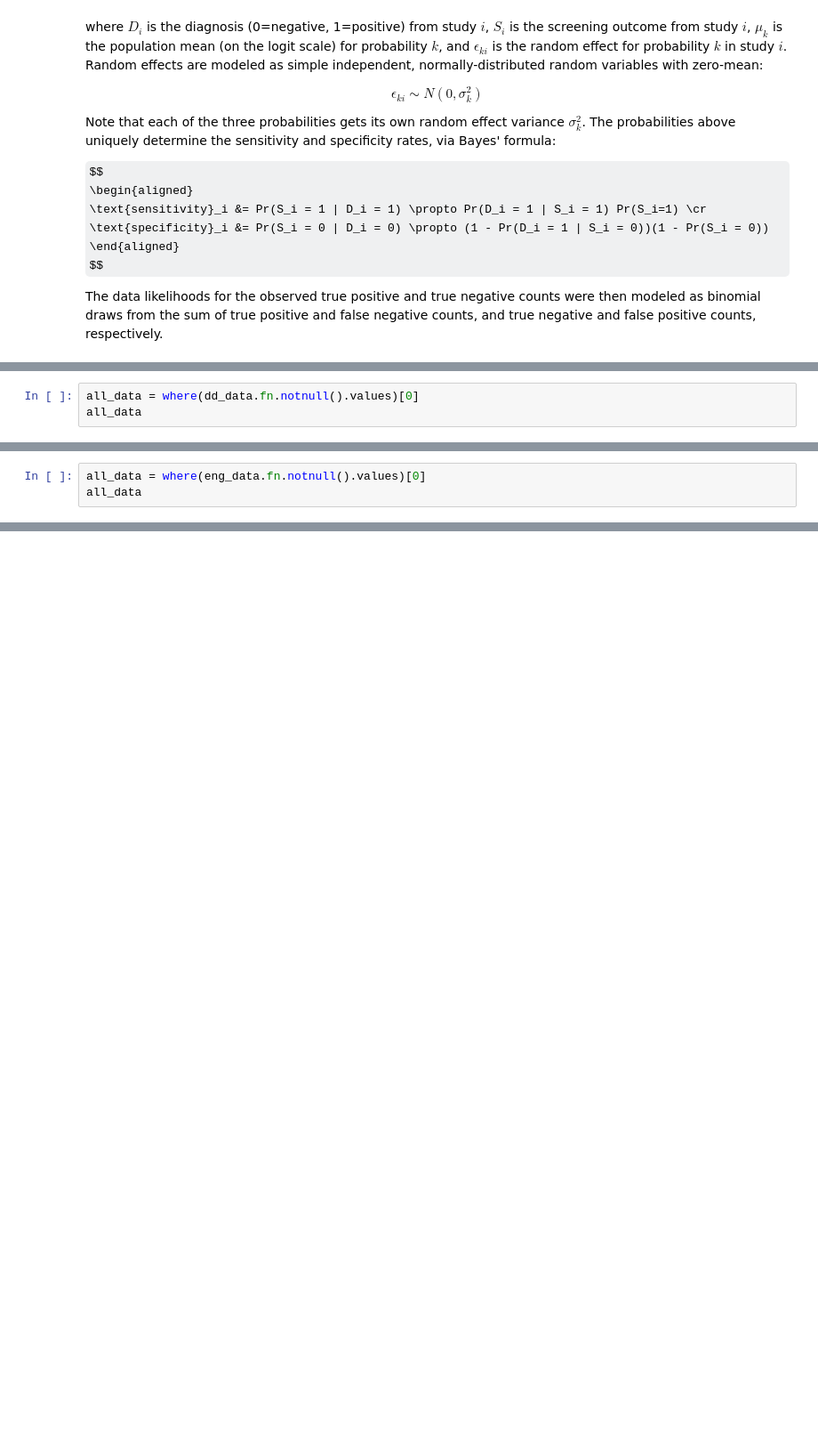
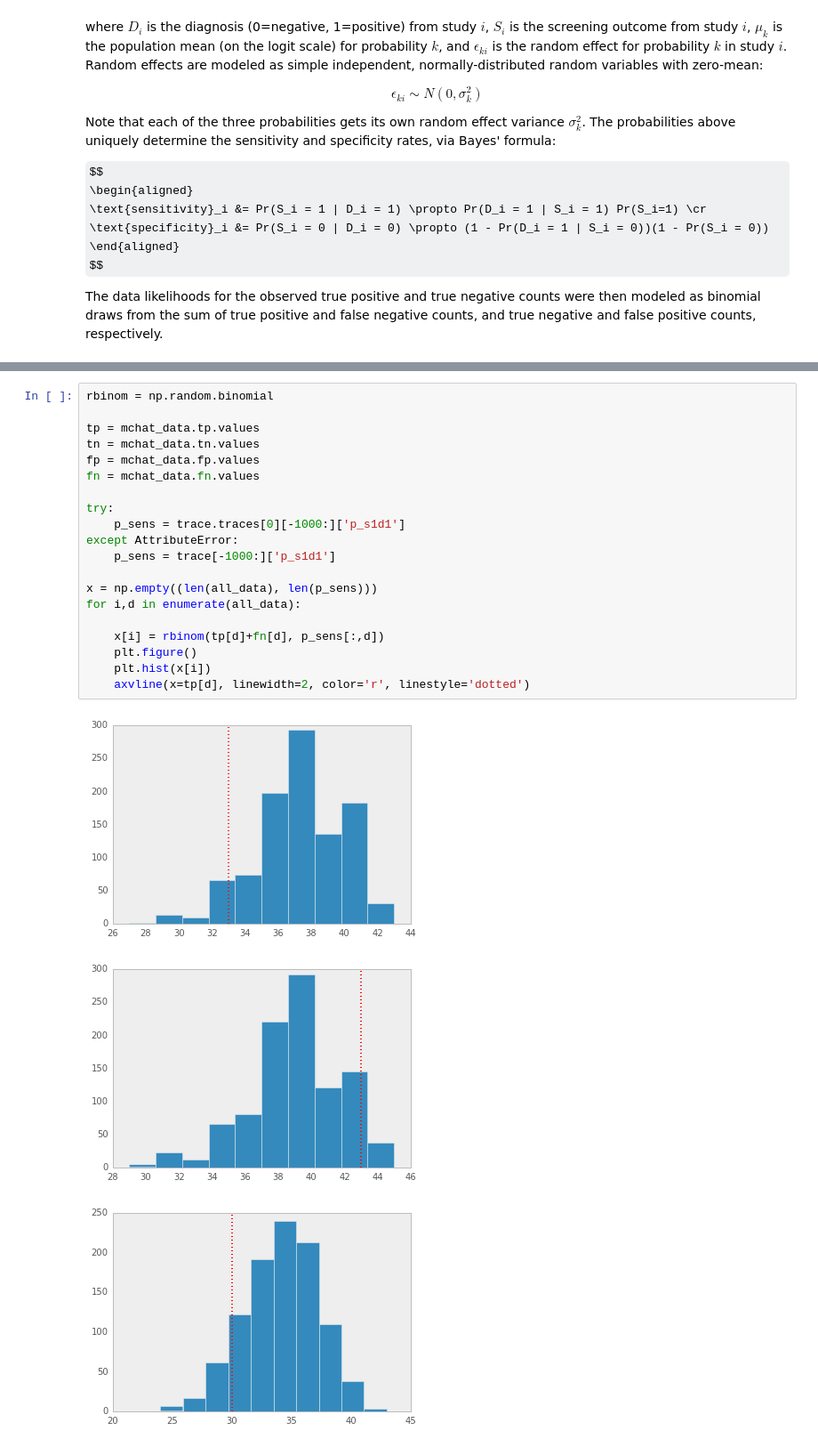
Before and after one commit to fonnesbeck/autism_screening, a Jupyter notebook: Autism Screening Meta-analysis.ipynb, the cells around one changed output, grey strips where cells are left out. Shown at 89% size. Saved outputs shown, nothing was run; the diff lists cells and outputs as text; some formulas as TeX source; blank space fills up the shorter version.

```diff
--- a/Autism Screening Meta-analysis.ipynb
+++ b/Autism Screening Meta-analysis.ipynb
@@ -543,3 +98,0 @@ dtypes: float64(23), int64(2), object(10)
-# %%
-all_data = where(dd_data.fn.notnull().values)[0]
-all_data
@@ -721,3 +98,0 @@ eng_data = mchat_data[mchat_data.country.isin(['Canada','USA'])]
-# %%
-all_data = where(eng_data.fn.notnull().values)[0]
-all_data
@@ -879,0 +231,24 @@ Name: study_id, dtype: int64
+# %%
+rbinom = np.random.binomial
+
+tp = mchat_data.tp.values
+tn = mchat_data.tn.values
+fp = mchat_data.fp.values
+fn = mchat_data.fn.values
+
+try:
+    p_sens = trace.traces[0][-1000:]['p_s1d1']
+except AttributeError:
+    p_sens = trace[-1000:]['p_s1d1']
+
+x = np.empty((len(all_data), len(p_sens)))
+for i,d in enumerate(all_data):
+
+    x[i] = rbinom(tp[d]+fn[d], p_sens[:,d])
+    plt.figure()
+    plt.hist(x[i])
+    axvline(x=tp[d], linewidth=2, color='r', linestyle='dotted')
+# %% [output]
+[figure, added]
+[figure, added]
+[figure, added]
```
Also changed, not shown: parts of 120 cells of this notebook, 3 other files.
